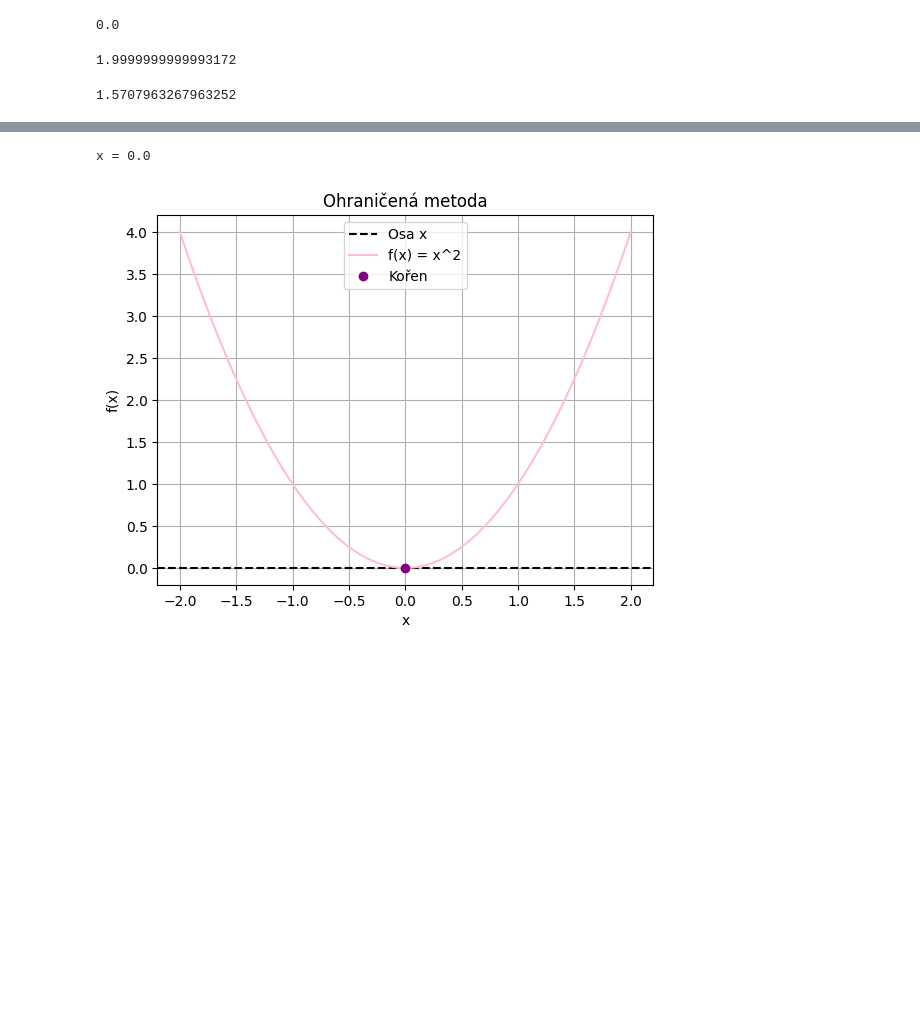
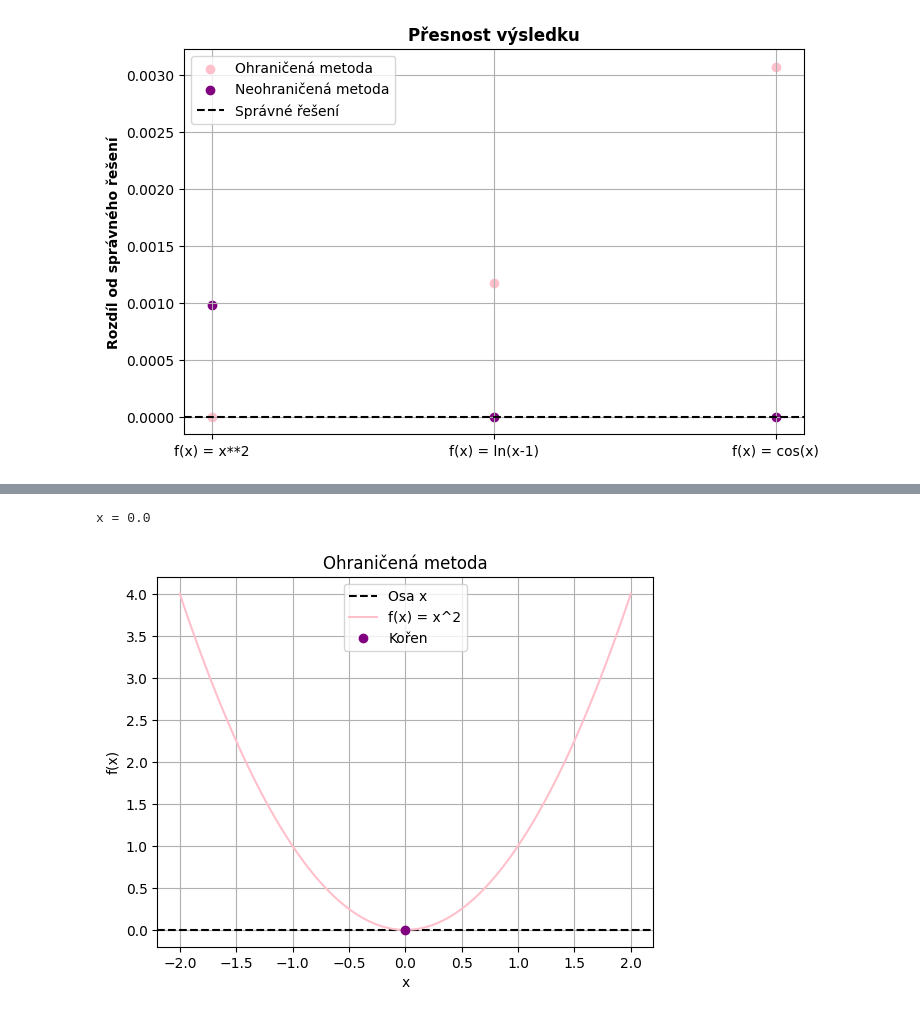
Before and after one commit to majdakleckerova/msw-zapoctovy-dokument, a Jupyter notebook: 5-hledani-korenu.ipynb, the cells around one changed output, grey strips where cells are left out. Cells and saved outputs as stored; diff of their text form; code cells hidden in the pictures; blank space fills up the shorter version.

```diff
--- a/5-hledani-korenu.ipynb
+++ b/5-hledani-korenu.ipynb
@@ -7,38 +7,23 @@
 ## a) správné řešení pomocí scipy
 ## b) řešení pomocí ohraničené metody (půlení)
 ## c) řešení pomocí neohraničené metody (newtonova)
-# %%
-# správné řešení
-from scipy import optimize
-
-def f(x):
-    return x**2
-
-a_1 = optimize.bisect(f,0,2)
-print(a_1)
-# %% [output]
-0.0
-# %%
-# správné řešení
-from scipy import optimize
-import numpy as np
-
-def f(x):
-    return np.log(x-1)
-
-a_2 = optimize.bisect(f,1.1,5)
-print(a_2)
-# %% [output]
-1.9999999999993172
-# %%
-# správné řešení
-from scipy import optimize
-import numpy as np
-
-def f(x):
-    return np.cos(x)
-
-a_3 = optimize.bisect(f,0,np.pi)
-print(a_3)
-# %% [output]
-1.5707963267963252
+# %%
+# PŘESNOST VÝSLEDKU
+import matplotlib.pyplot as plt
+import numpy as np
+
+funkce = ["f(x) = x**2", "f(x) = ln(x-1)", "f(x) = cos(x)"]
+ohranicene_rozdil = [abs(0-b_1), abs(2-b_2), abs(np.pi/2-b_3)]
+neohranicene_rozdil = [abs(0-c_1), abs(2-c_2), abs(np.pi/2-c_3)]
+
+plt.figure(figsize=(8,5))
+plt.scatter(funkce,ohranicene_rozdil, marker="o", color= "pink", label = "Ohraničená metoda")
+plt.scatter(funkce,neohranicene_rozdil, marker="o", color= "purple", label = "Neohraničená metoda")
+plt.axhline(0, color="black", linestyle = "dashed", label = "Správné řešení")  # černá, přerušovaná osa x
+plt.ylabel('Rozdíl od správného řešení', fontweight="bold")
+plt.title("Přesnost výsledku", fontweight="bold")
+plt.grid()
+plt.legend()
+plt.show()
+# %% [output]
+[figure, added]
```
Also changed, not shown: parts of 11 cells of this notebook, 1 other file.
